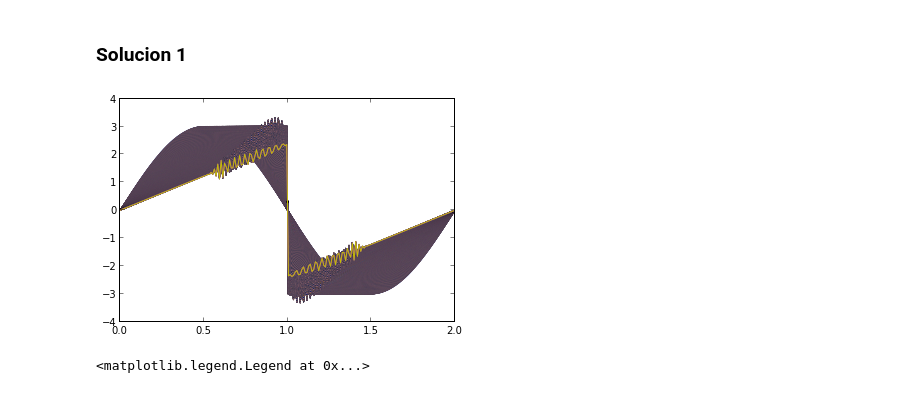
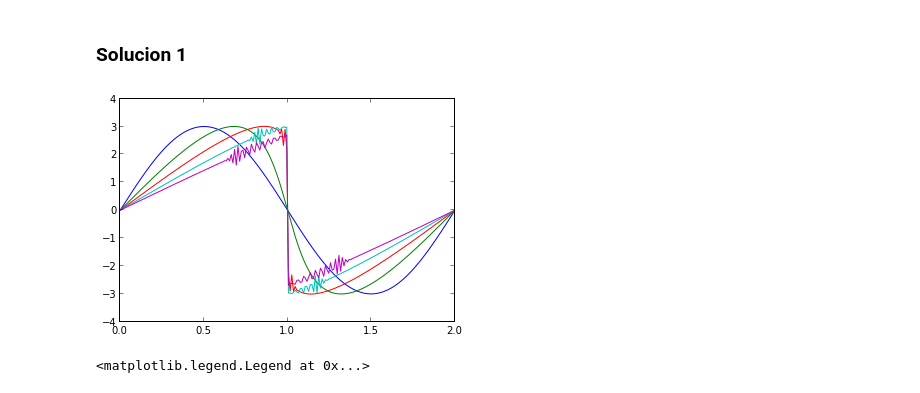
Before and after one commit to nana0220/Tarea-7, a Jupyter notebook: New burg_eq.ipynb, the cells around one changed output. Saved outputs shown, nothing was run; the diff lists cells and outputs as text; code cells hidden in the pictures.

```diff
--- a/New burg_eq.ipynb
+++ b/New burg_eq.ipynb
@@ -15,14 +15,14 @@ iteraciones=1000
 
 U_initial=zeros([n_points,1],dtype=float)
 space = linspace(0.0,2.0,n_points)
-u_initial = 3*sin(math.pi*x)
+u_initial = 3*sin(math.pi*space)
 plot(space,u_initial,"yo", label="Condicion inicial")
 legend ()
 # %% [output]
 <matplotlib.legend.Legend at 0x...>
 [figure]
 # %%
-delta_x=x[1]-x[0]
+delta_x=space[1]-space[0]
 c=1.0
 delta_t= T/iteraciones
 beta= c*delta_t/delta_x
@@ -45,18 +45,36 @@ u_past=u_initial.copy()
 ### Solucion 1
 # %%
 for j in range(iteraciones):
-   plot(space,u_initial)
-   u_past=u_initial.copy()
 
-   for i in range(1,n_points-1):
+    if (j== 1):
+       plot(space,u_initial)
 
-        u_initial[i]=u_past[i]-(beta*0.5)*( u_past[i+1]**2  -  u_past[i-1]**2 )
+    if (j== 200):
+       plot(space,u_initial)
+
+    if (j== 400):
+       plot(space,u_initial)
+
+    if (j== 600):
+       plot(space,u_initial)
+
+    if (j== 800):
+       plot(space,u_initial)
+
+    if (j== 1000):
+       plot(space,u_initial)
+
+    u_past=u_initial.copy()
+
+    for i in range(1,n_points-1):
+
+         u_initial[i]=u_past[i]-(beta*0.5)*( u_past[i+1]**2  -  u_past[i-1]**2 )
 
 
 
 u_future=u_initial.copy()
 # %% [output]
-[figure, old version]
+[figure, new version]
 # %%
 plot(space,u_future,"r",label="final")
 plot(space,inicial,label="inicial")
```
Also changed, not shown: parts of 2 cells of this notebook.
